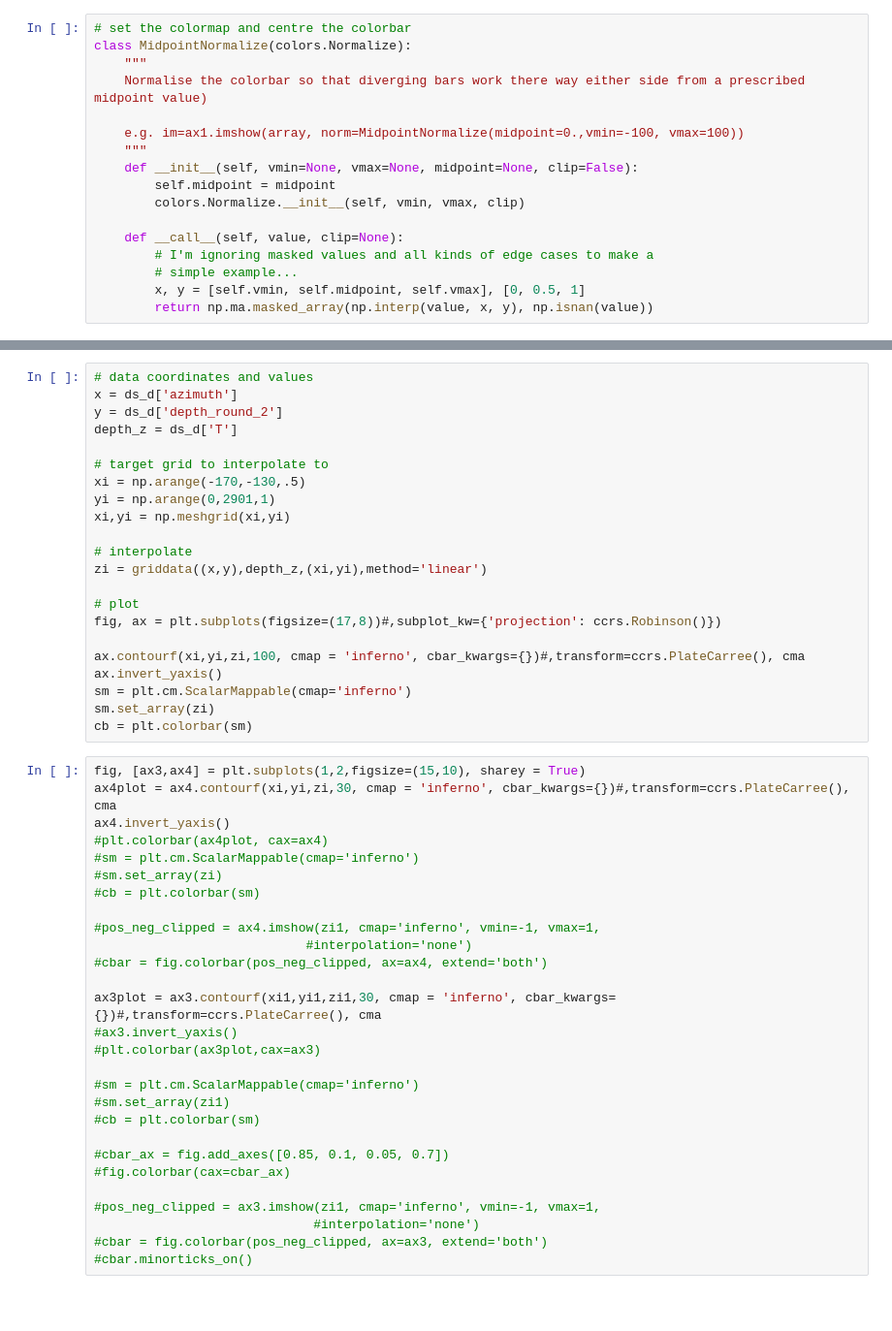
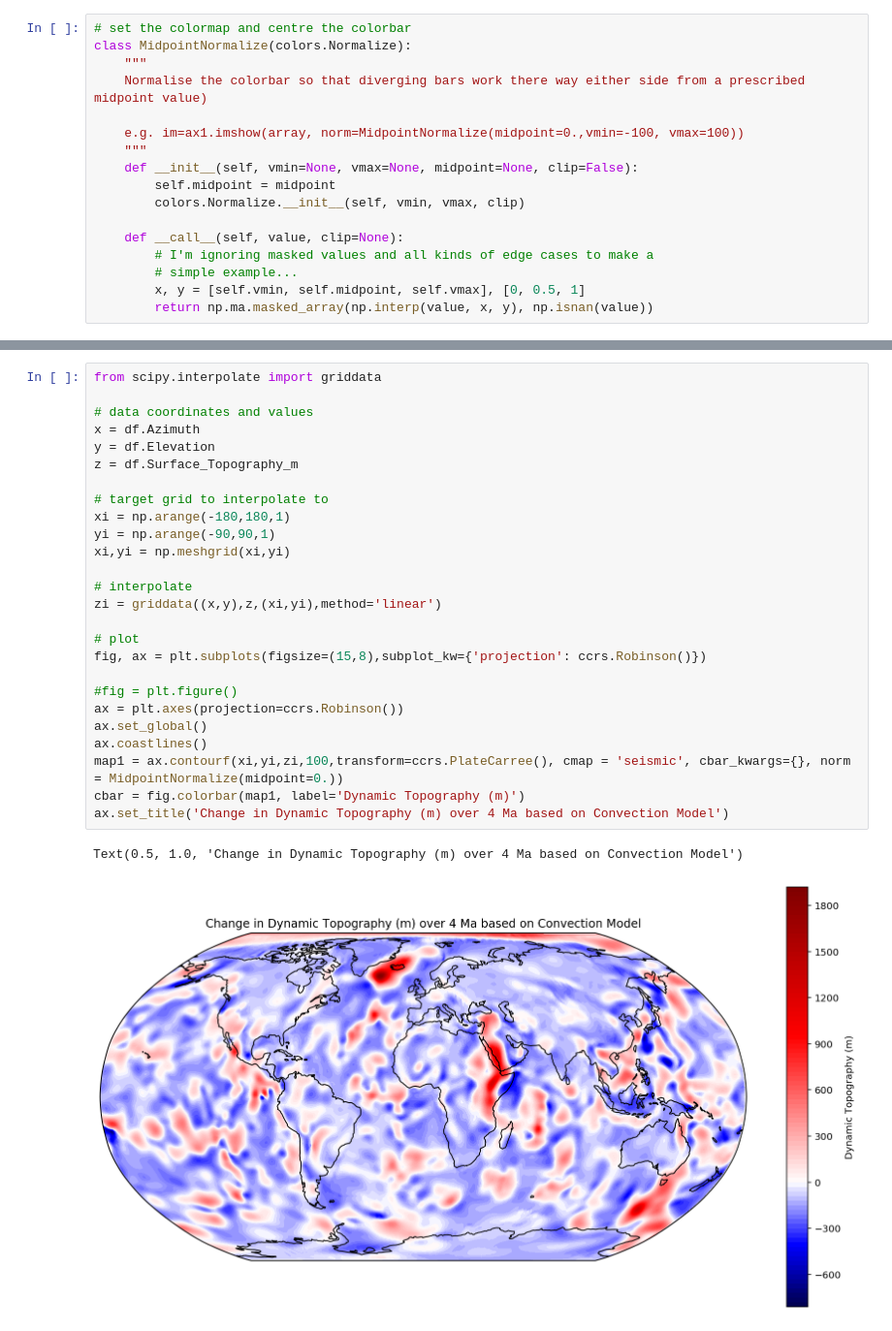
Before and after one commit to ahollyday/RCES_final_project, a Jupyter notebook: RCES_FINAL_PROJ_2019.ipynb, the cells around one changed output, grey strips where cells are left out. Shown at 97% size. Drawn from its saved outputs; the diff is of its cells as text; blank space fills up the shorter version.

```diff
--- a/RCES_FINAL_PROJ_2019.ipynb
+++ b/RCES_FINAL_PROJ_2019.ipynb
@@ -569,50 +84,29 @@ ds_d.plot.scatter(x= 'azimuth', y = 'r', c = 'T', cmap = 'inferno', figsize=(20,
-# %%
-# data coordinates and values
-x = ds_d['azimuth']
-y = ds_d['depth_round_2']
-depth_z = ds_d['T']
-
-# target grid to interpolate to
-xi = np.arange(-170,-130,.5)
-yi = np.arange(0,2901,1)
-xi,yi = np.meshgrid(xi,yi)
-
-# interpolate
-zi = griddata((x,y),depth_z,(xi,yi),method='linear')
-
-# plot
-fig, ax = plt.subplots(figsize=(17,8))#,subplot_kw={'projection': ccrs.Robinson()})
-
-ax.contourf(xi,yi,zi,100, cmap = 'inferno', cbar_kwargs={})#,transform=ccrs.PlateCarree(), cma
-ax.invert_yaxis()
-sm = plt.cm.ScalarMappable(cmap='inferno')
-sm.set_array(zi)
-cb = plt.colorbar(sm)
-# %%
-fig, [ax3,ax4] = plt.subplots(1,2,figsize=(15,10), sharey = True)
-ax4plot = ax4.contourf(xi,yi,zi,30, cmap = 'inferno', cbar_kwargs={})#,transform=ccrs.PlateCarree(), cma
-ax4.invert_yaxis()
-#plt.colorbar(ax4plot, cax=ax4)
-#sm = plt.cm.ScalarMappable(cmap='inferno')
-#sm.set_array(zi)
-#cb = plt.colorbar(sm)
-
-#pos_neg_clipped = ax4.imshow(zi1, cmap='inferno', vmin=-1, vmax=1,
-                            #interpolation='none')
-#cbar = fig.colorbar(pos_neg_clipped, ax=ax4, extend='both')
-
-ax3plot = ax3.contourf(xi1,yi1,zi1,30, cmap = 'inferno', cbar_kwargs={})#,transform=ccrs.PlateCarree(), cma
-#ax3.invert_yaxis()
-#plt.colorbar(ax3plot,cax=ax3)
-
-#sm = plt.cm.ScalarMappable(cmap='inferno')
-#sm.set_array(zi1)
-#cb = plt.colorbar(sm)
-
-#cbar_ax = fig.add_axes([0.85, 0.1, 0.05, 0.7])
-#fig.colorbar(cax=cbar_ax)
-
-#pos_neg_clipped = ax3.imshow(zi1, cmap='inferno', vmin=-1, vmax=1,
-                             #interpolation='none')
-#cbar = fig.colorbar(pos_neg_clipped, ax=ax3, extend='both')
-#cbar.minorticks_on()
+# %%
+from scipy.interpolate import griddata
+
+# data coordinates and values
+x = df.Azimuth
+y = df.Elevation
+z = df.Surface_Topography_m
+
+# target grid to interpolate to
+xi = np.arange(-180,180,1)
+yi = np.arange(-90,90,1)
+xi,yi = np.meshgrid(xi,yi)
+
+# interpolate
+zi = griddata((x,y),z,(xi,yi),method='linear')
+
+# plot
+fig, ax = plt.subplots(figsize=(15,8),subplot_kw={'projection': ccrs.Robinson()})
+
+#fig = plt.figure()
+ax = plt.axes(projection=ccrs.Robinson())
+ax.set_global()
+ax.coastlines()
+map1 = ax.contourf(xi,yi,zi,100,transform=ccrs.PlateCarree(), cmap = 'seismic', cbar_kwargs={}, norm = MidpointNormalize(midpoint=0.))
+cbar = fig.colorbar(map1, label='Dynamic Topography (m)')
+ax.set_title('Change in Dynamic Topography (m) over 4 Ma based on Convection Model')
+# %% [output]
+Text(0.5, 1.0, 'Change in Dynamic Topography (m) over 4 Ma based on Convection Model')
+[figure, added]
```
Also changed, not shown: parts of 73 cells of this notebook.
